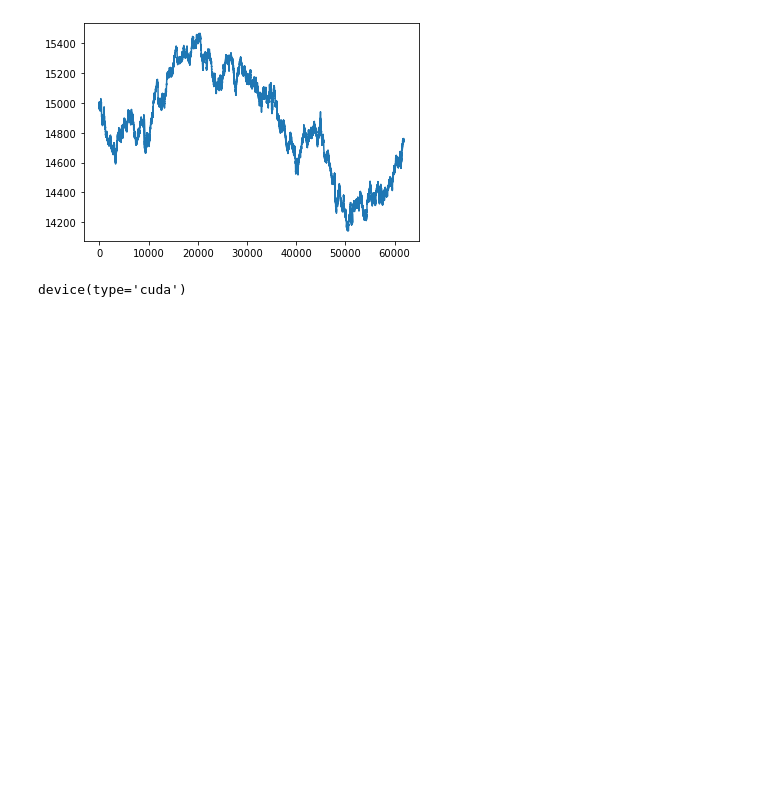
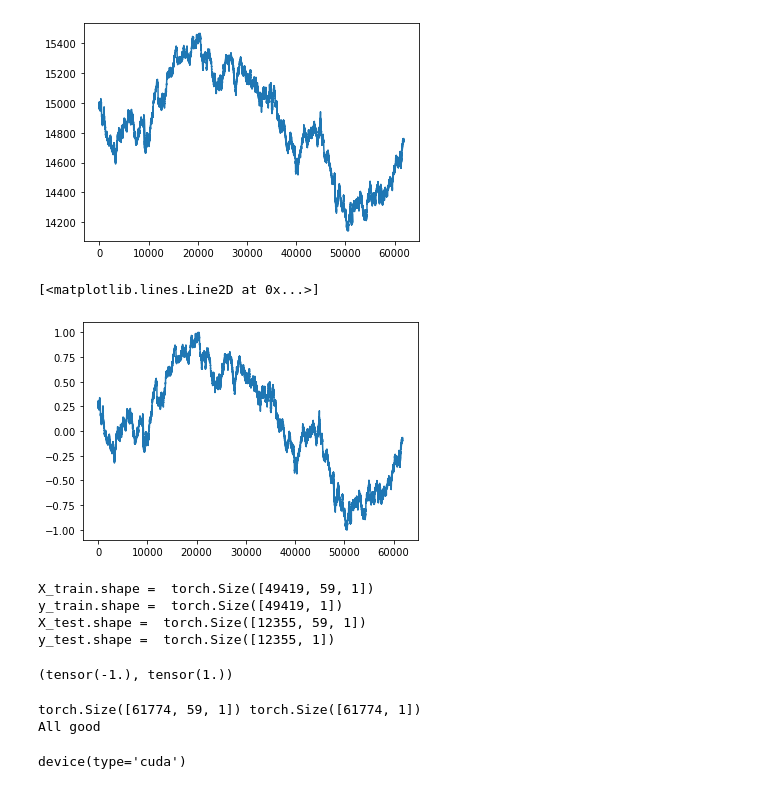
Before and after one commit to shmalex/test_fisher_eda, a Jupyter notebook: jn/04_trading_lstm_chatgpt.ipynb, the cells around one changed output. Drawn from its saved outputs; the diff is of its cells as text; code cells hidden in the pictures; blank space fills up the shorter version.

```diff
--- a/jn/04_trading_lstm_chatgpt.ipynb
+++ b/jn/04_trading_lstm_chatgpt.ipynb
@@ -106,8 +120,36 @@ scaler = MinMaxScaler()
 prices_scaled = scaler.fit_transform(df[['close']].values)
+# %%
+plt.plot(prices_scaled)
+# %% [output]
+[<matplotlib.lines.Line2D at 0x...>]
+[figure, added]
 # %%
-seq_length = 10
+seq_length = 59
 X, y = create_sequences(prices_scaled, seq_length)
 
 # Convert to PyTorch tensors
 X = torch.tensor(X, dtype=torch.float32)
-y = torch.tensor(y, dtype=torch.float32)
+
+# AAAAAAAAAAAAAAAAAAAA fcking shape!
+y = torch.tensor(y, dtype=torch.float32).reshape((-1,1))
+
+
+test_set_size = int(np.round(0.2*X.shape[0]));
+train_set_size = X.shape[0] - (test_set_size);
+
+
+X_train = X[:train_set_size]
+y_train = y[:train_set_size]
+X_test = X[train_set_size:]
+y_test = y[train_set_size:]
+
+
+print('X_train.shape = ',X_train.shape)
+print('y_train.shape = ',y_train.shape)
+print('X_test.shape = ',X_test.shape)
+print('y_test.shape = ',y_test.shape)
+# %% [output]
+X_train.shape =  torch.Size([49419, 59, 1])
+y_train.shape =  torch.Size([49419, 1])
+X_test.shape =  torch.Size([12355, 59, 1])
+y_test.shape =  torch.Size([12355, 1])
@@ -126,3 +156,17 @@ df['close'].values[0+1:52+1]
+# %%
+torch.min(X), torch.max(X)
+# %% [output]
+(tensor(-1.), tensor(1.))
+# %%
+# validation
+print(X.shape, y.shape)
+
+for u in range(1000):
+    assert y[u] == X[u+1][-1][0]
+print('All good')
+# %% [output]
+torch.Size([61774, 59, 1]) torch.Size([61774, 1])
+All good
 # %%
 # Configure device
 device = torch.device('cuda' if torch.cuda.is_available() else 'cpu')
```
Also changed, not shown: parts of 45 cells of this notebook, 2 other files.
